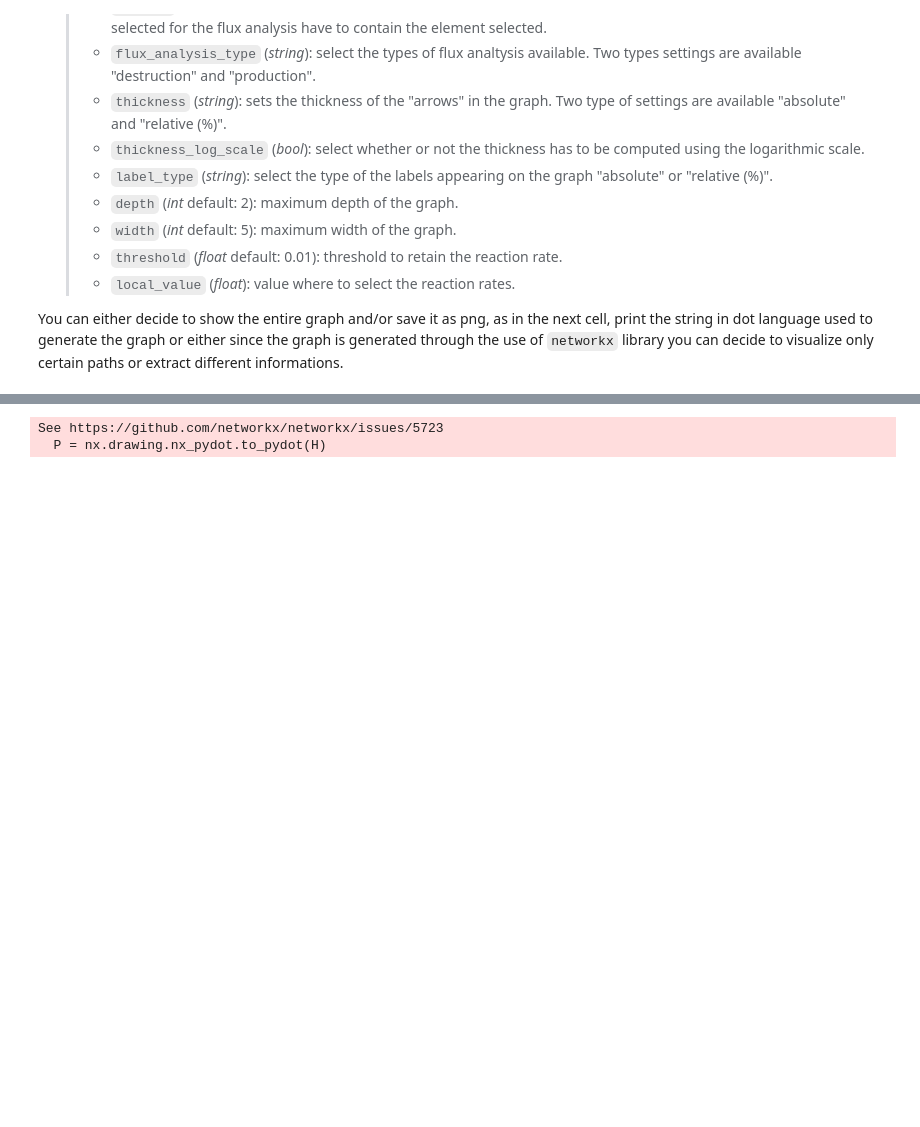
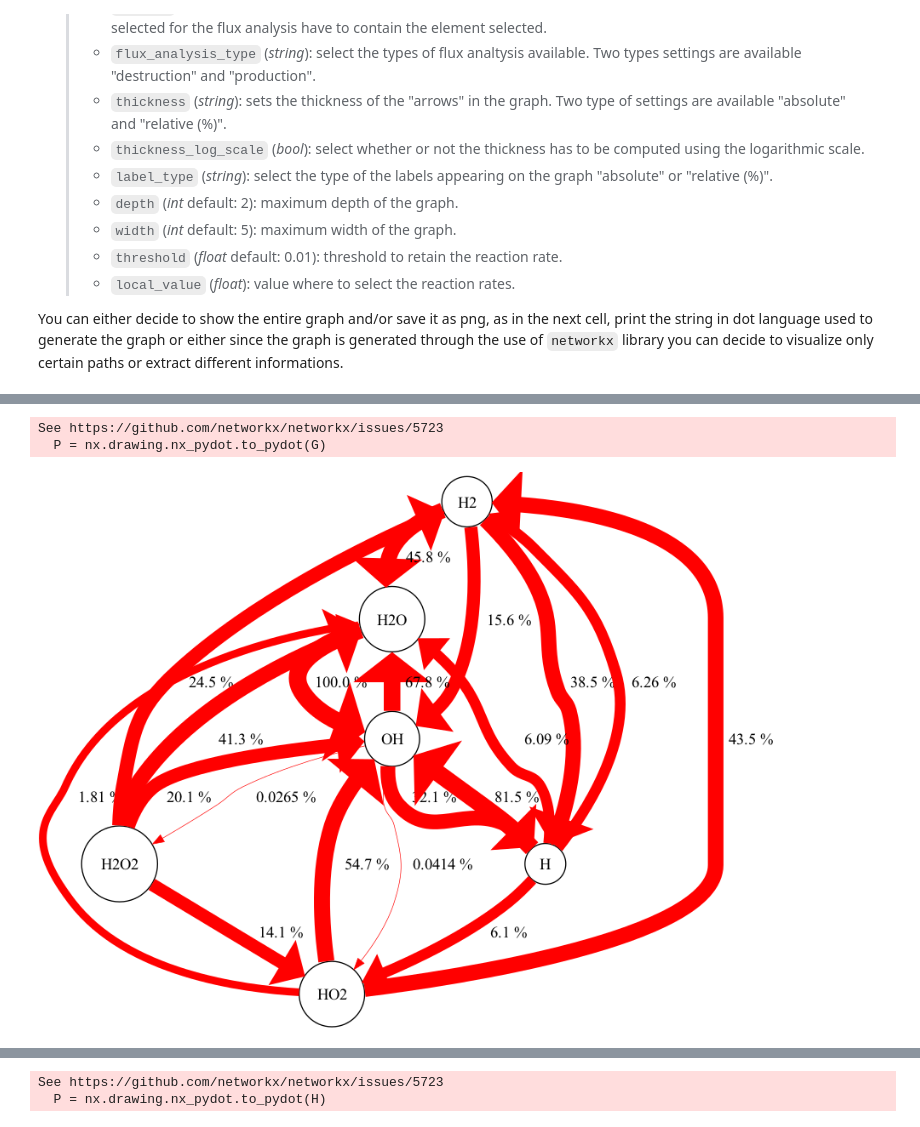
Before and after one commit to tdinelli/pySMOKEPostProcessor, a Jupyter notebook: examples/FluxAnalysis.ipynb, the cells around one changed output, grey strips where cells are left out. Drawn from its saved outputs; the diff is of its cells as text; code cells hidden in the pictures; blank space fills up the shorter version.

```diff
--- a/examples/FluxAnalysis.ipynb
+++ b/examples/FluxAnalysis.ipynb
@@ -47,0 +51,25 @@ See https://github.com/networkx/networkx/issues/5723
+# %%
+kineticFolder2 = "/Users/tdinelli/Desktop/HYDROGEN/ROPE/mechanisms/H2_UPDATE/kinetics"
+resultsFolder2 = "/Users/tdinelli/Desktop/HYDROGEN/ROPE/Output-UPDATE_air/Case12"
+resultsFolder2 = "/Users/tdinelli/Desktop/HYDROGEN/ROPE/Output-UPDATE_air/Case20"
+
+G = pp.FluxAnalysis(kinetic_folder=kineticFolder2,
+                    output_folder=resultsFolder2,
+                    species = "H2",
+                    element = "H",
+                    flux_analysis_type = "destruction",
+                    thickness = "relative",
+                    thickness_log_scale = True,
+                    label_type = "relative",
+                    depth = 3,
+                    width = 6,
+                    threshold = 0.01,
+                    local_value = 1.5088)
+
+P = nx.drawing.nx_pydot.to_pydot(G)
+img = Image(P.create_png())
+display(img)
+# %% [output]
+See https://github.com/networkx/networkx/issues/5723
+  P = nx.drawing.nx_pydot.to_pydot(G)
+[figure, added]
```
Also changed, not shown: parts of 3 cells of this notebook, 5 other files.
